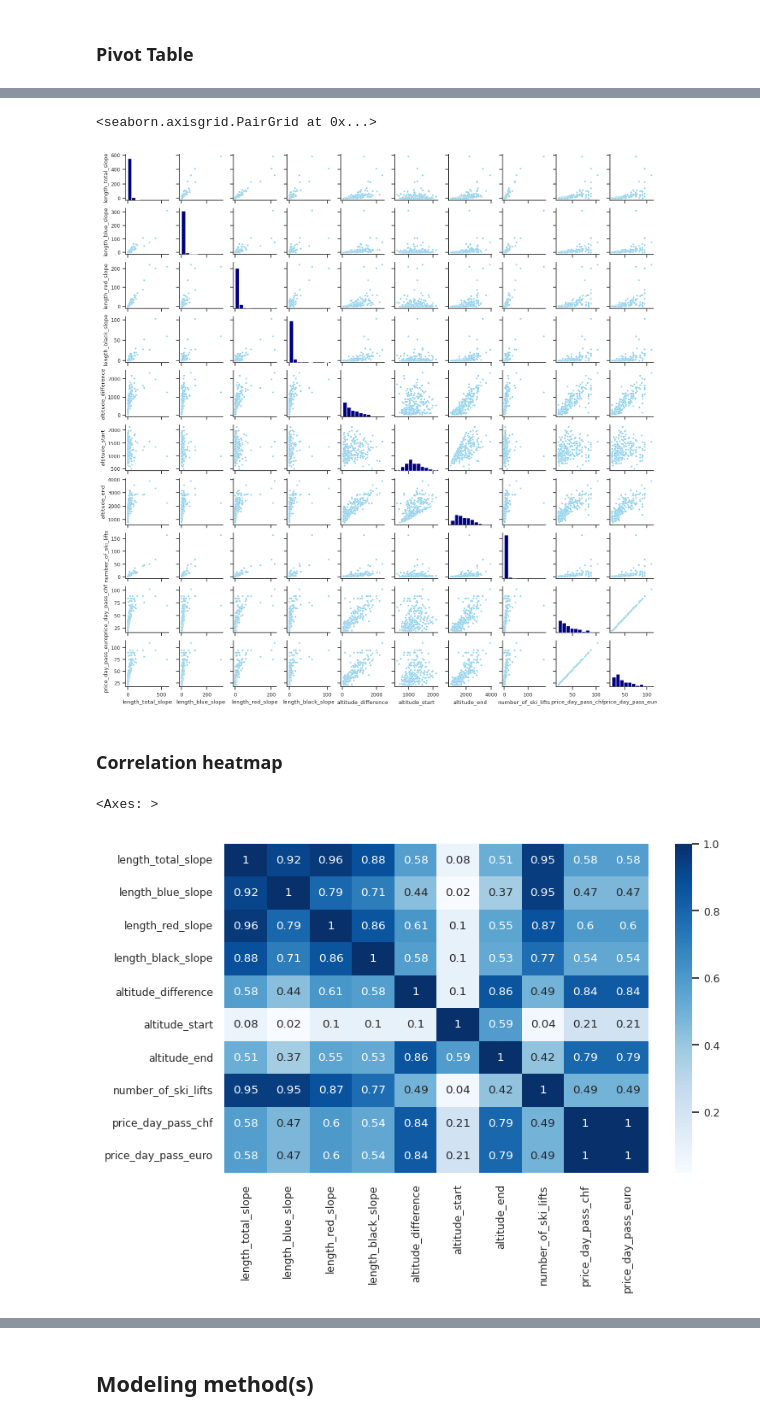
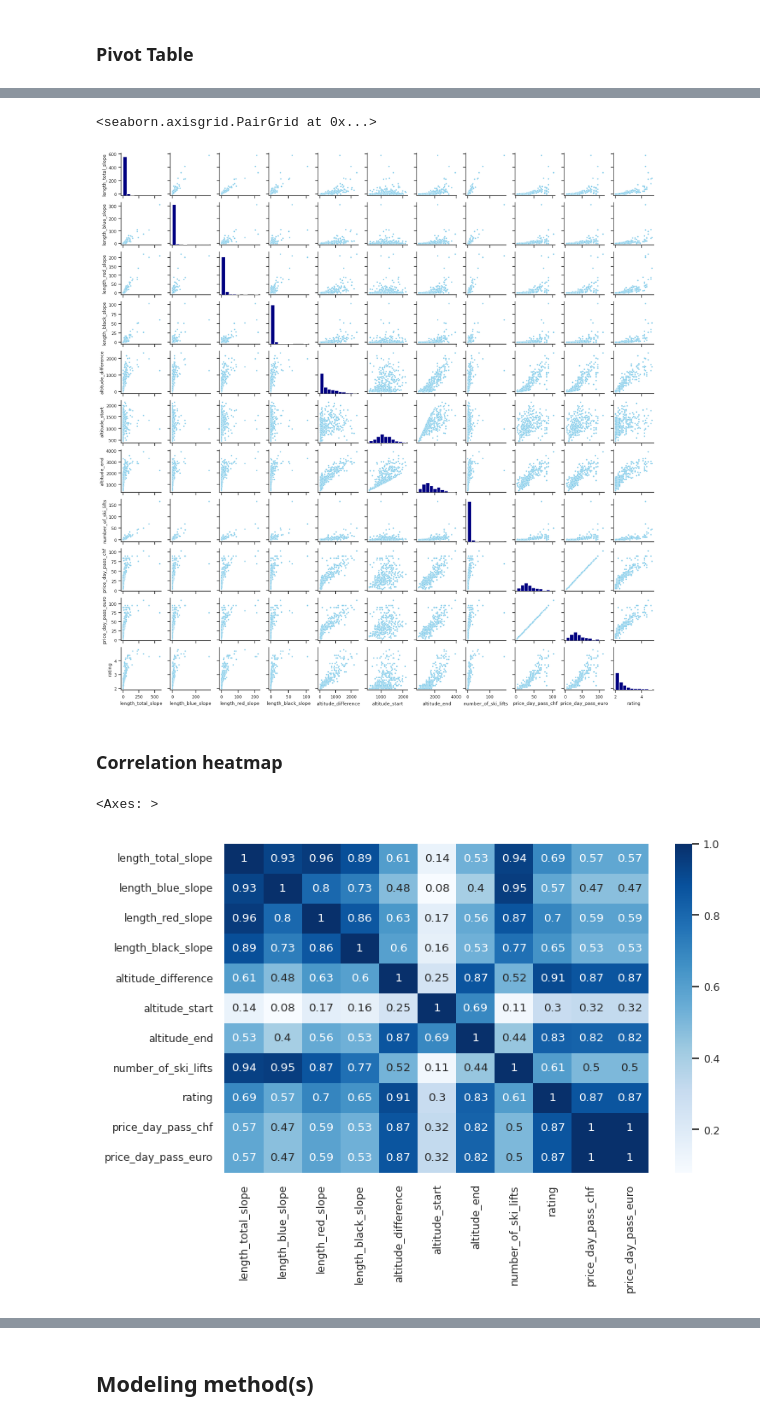
Before and after one commit to kuehnviv/arm_project, a Jupyter notebook: projekt_notebook.ipynb, the cells around one changed output, grey strips where cells are left out. Drawn from its saved outputs; the diff is of its cells as text; code cells hidden in the pictures.

```diff
--- a/projekt_notebook.ipynb
+++ b/projekt_notebook.ipynb
@@ -239,20 +262,20 @@ dtype: object
 # %% [markdown]
 ## Store data in DB and get it from DB
 # %%
-# Create a SQLAlchemy engine to connect to the MySQL database
-engine = create_engine("mysql+mysqlconnector://arm:arm@localhost/db_arm")
-
 # Create data base
 conn = mysql.connector.connect(host="localhost",
                                user="arm",
                                password="arm",
                                database="db_arm")
 
-# Überprüfen, ob die Verbindung erfolgreich war
+# Check if connection is established
 if conn.is_connected():
     print("Verbindung erfolgreich hergestellt!")
 else:
     print("Verbindung fehlgeschlagen.")
+
+# If DB connection fails, use the following command in terminal to restart the MySQL server:
+# sudo service mysql start
 
 # Create cursor object to execute SQL commands
 cursor = conn.cursor()
@@ -271,12 +294,15 @@ cursor.execute('''CREATE TABLE IF NOT EXISTS
                               number_of_ski_lifts INT,
                               price_day_pass_chf FLOAT,
                               price_day_pass_euro FLOAT,
-                              rating VARCHAR(255),
+                              rating FLOAT,
                               lat FLOAT,
                               lon FLOAT,
                               canton VARCHAR(255))''')
 # Confirm changes to the table
 conn.commit()
+
+# Create a SQLAlchemy engine to connect to the MySQL database
+engine = create_engine("mysql+mysqlconnector://arm:arm@localhost/db_arm")
 
 # Convert the Pandas DataFrame to a format for MySQL table insertion
 df_skipass.to_sql('ski_pass_data',
@@ -287,7 +313,7 @@ df_skipass.to_sql('ski_pass_data',
 # Query the SQL-table
 query = ''' SELECT *
             FROM ski_pass_data
-            WHERE price_day_pass_chf >= 20 '''
+        '''
 
 df = pd.read_sql(query, con=engine)
 
@@ -415,7 +451,5 @@ pd.pivot_table(df[['length_total_slope',
 # %%
 sns.set(color_codes=True)
-
-# Scatterplot
 sns.set(style="ticks", font_scale=0.8)
 g = sns.PairGrid(df[['length_total_slope',
                      'length_blue_slope',
@@ -435,29 +469,30 @@ g.map_lower(sns.scatterplot, color='skyblue', s=10)
 g.map_diag(plt.hist, color='navy')
 # %% [output]
 <seaborn.axisgrid.PairGrid at 0x...>
-[figure, old version]
+[figure, new version]
 # %% [markdown]
 ### Correlation heatmap
 # %%
 # Set font size for plot
 sns.set(font_scale=0.8)
 
 # Create correlation matrix as the basis for the heatmap
 plt.figure(figsize=(8,5))
 corr = df[['length_total_slope',
             'length_blue_slope',
             'length_red_slope',
             'length_black_slope',
             'altitude_difference',
             'altitude_start',
             'altitude_end',
             'number_of_ski_lifts',
+            'rating',
             'price_day_pass_chf',
             'price_day_pass_euro']].corr().round(2)
 # Plot heatmap
 sns.heatmap(corr,
             cmap="Blues",
             annot=True)
 # %% [output]
 <Axes: >
-[figure, old version]
+[figure, new version]
```
Also changed, not shown: parts of 14 cells of this notebook.
